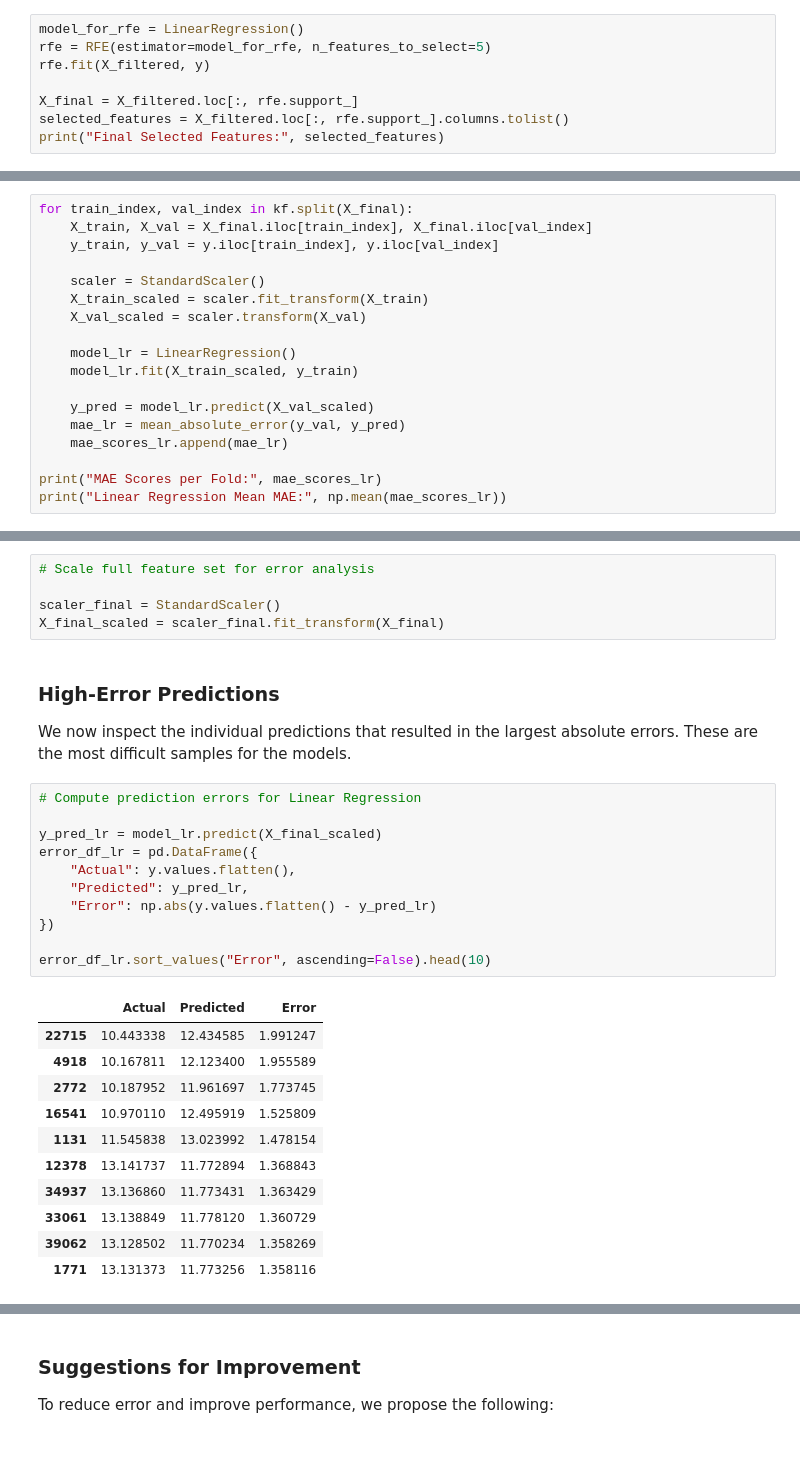
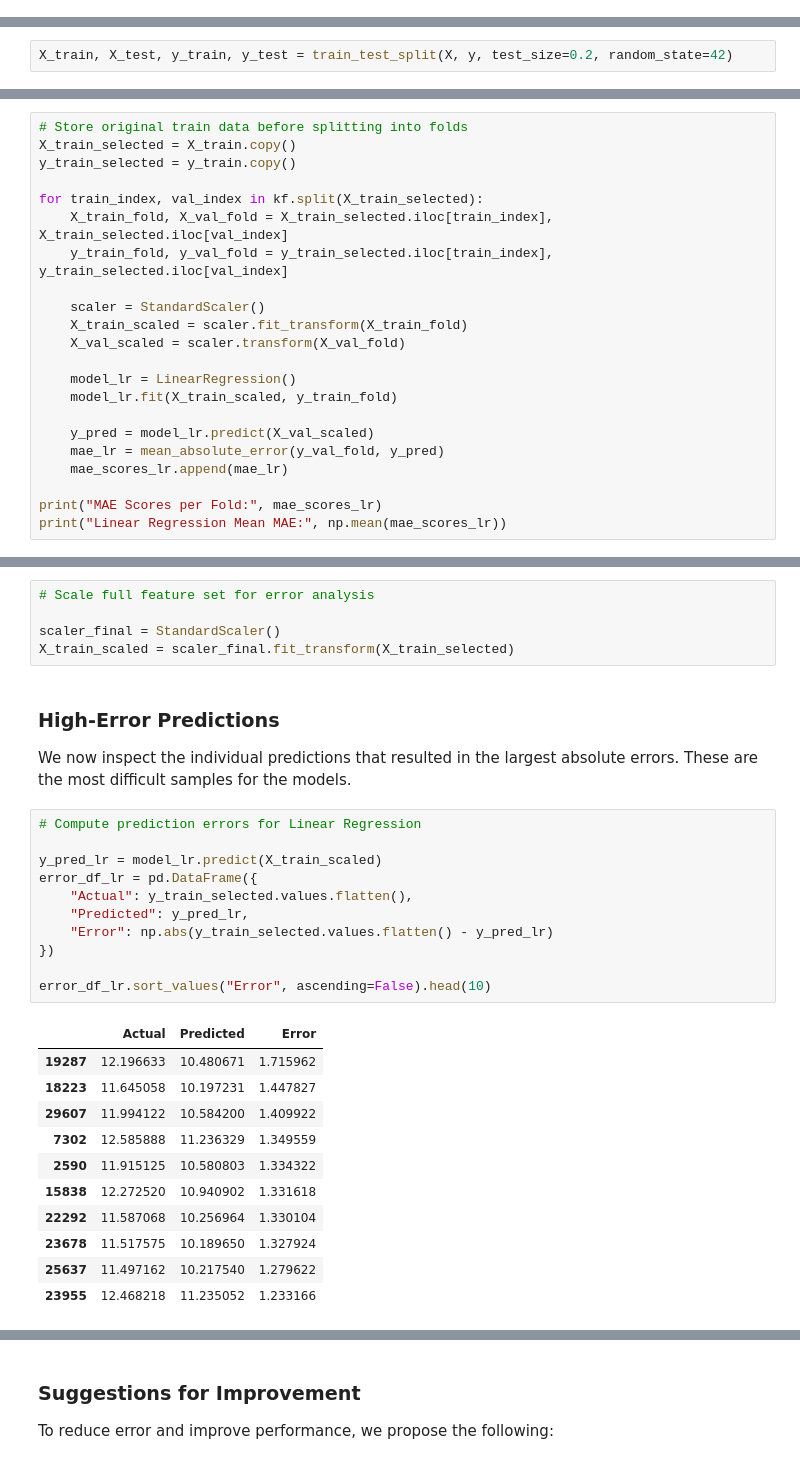
Before and after one commit to sophsar05/DSGNPAT, a Jupyter notebook: main.ipynb, the cells around one changed output, grey strips where cells are left out. Saved outputs shown, nothing was run; the diff lists cells and outputs as text.

```diff
--- a/main.ipynb
+++ b/main.ipynb
@@ -910,8 +1025,0 @@ Dropped Features (High Correlation): {'T_TOTDIS', 'NATDC', 'FSIZE', 'T_HOUSING_W
-# %%
-model_for_rfe = LinearRegression()
-rfe = RFE(estimator=model_for_rfe, n_features_to_select=5)
-rfe.fit(X_filtered, y)
-
-X_final = X_filtered.loc[:, rfe.support_]
-selected_features = X_filtered.loc[:, rfe.support_].columns.tolist()
-print("Final Selected Features:", selected_features)
@@ -942,0 +1028,2 @@ plt.show()
+# %%
+X_train, X_test, y_train, y_test = train_test_split(X, y, test_size=0.2, random_state=42)
@@ -947,19 +1056,23 @@ kf = KFold(n_splits=5, shuffle=True, random_state=42)
 # %%
 mae_scores_lr = []
 # %%
-for train_index, val_index in kf.split(X_final):
-    X_train, X_val = X_final.iloc[train_index], X_final.iloc[val_index]
-    y_train, y_val = y.iloc[train_index], y.iloc[val_index]
+# Store original train data before splitting into folds
+X_train_selected = X_train.copy()
+y_train_selected = y_train.copy()
+
+for train_index, val_index in kf.split(X_train_selected):
+    X_train_fold, X_val_fold = X_train_selected.iloc[train_index], X_train_selected.iloc[val_index]
+    y_train_fold, y_val_fold = y_train_selected.iloc[train_index], y_train_selected.iloc[val_index]
 
     scaler = StandardScaler()
-    X_train_scaled = scaler.fit_transform(X_train)
-    X_val_scaled = scaler.transform(X_val)
+    X_train_scaled = scaler.fit_transform(X_train_fold)
+    X_val_scaled = scaler.transform(X_val_fold)
 
     model_lr = LinearRegression()
-    model_lr.fit(X_train_scaled, y_train)
+    model_lr.fit(X_train_scaled, y_train_fold)
 
     y_pred = model_lr.predict(X_val_scaled)
-    mae_lr = mean_absolute_error(y_val, y_pred)
+    mae_lr = mean_absolute_error(y_val_fold, y_pred)
     mae_scores_lr.append(mae_lr)
 
 print("MAE Scores per Fold:", mae_scores_lr)
@@ -1197,7 +1389,7 @@ Before analyzing prediction errors, we scale the entire feature set (`X_final`)
 # Scale full feature set for error analysis
 
 scaler_final = StandardScaler()
-X_final_scaled = scaler_final.fit_transform(X_final)
+X_train_scaled = scaler_final.fit_transform(X_train_selected)
 # %% [markdown]
 ### **High-Error Predictions**
 
@@ -1205,26 +1397,26 @@ We now inspect the individual predictions that resulted in the largest absolute
 # %%
 # Compute prediction errors for Linear Regression
 
-y_pred_lr = model_lr.predict(X_final_scaled)
+y_pred_lr = model_lr.predict(X_train_scaled)
 error_df_lr = pd.DataFrame({
-    "Actual": y.values.flatten(),
+    "Actual": y_train_selected.values.flatten(),
     "Predicted": y_pred_lr,
-    "Error": np.abs(y.values.flatten() - y_pred_lr)
+    "Error": np.abs(y_train_selected.values.flatten() - y_pred_lr)
 })
 
 error_df_lr.sort_values("Error", ascending=False).head(10)
 # %% [output]
 |  | Actual | Predicted | Error |
-| 22715 | 10.443338 | 12.434585 | 1.991247 |
-| 4918 | 10.167811 | 12.123400 | 1.955589 |
-| 2772 | 10.187952 | 11.961697 | 1.773745 |
-| 16541 | 10.970110 | 12.495919 | 1.525809 |
-| 1131 | 11.545838 | 13.023992 | 1.478154 |
-| 12378 | 13.141737 | 11.772894 | 1.368843 |
-| 34937 | 13.136860 | 11.773431 | 1.363429 |
-| 33061 | 13.138849 | 11.778120 | 1.360729 |
-| 39062 | 13.128502 | 11.770234 | 1.358269 |
-| 1771 | 13.131373 | 11.773256 | 1.358116 |
+| 19287 | 12.196633 | 10.480671 | 1.715962 |
+| 18223 | 11.645058 | 10.197231 | 1.447827 |
+| 29607 | 11.994122 | 10.584200 | 1.409922 |
+| 7302 | 12.585888 | 11.236329 | 1.349559 |
+| 2590 | 11.915125 | 10.580803 | 1.334322 |
+| 15838 | 12.272520 | 10.940902 | 1.331618 |
+| 22292 | 11.587068 | 10.256964 | 1.330104 |
+| 23678 | 11.517575 | 10.189650 | 1.327924 |
+| 25637 | 11.497162 | 10.217540 | 1.279622 |
+| 23955 | 12.468218 | 11.235052 | 1.233166 |
 # %%
 # Compute prediction errors for KNN
 
```
Also changed, not shown: parts of 114 cells of this notebook.
